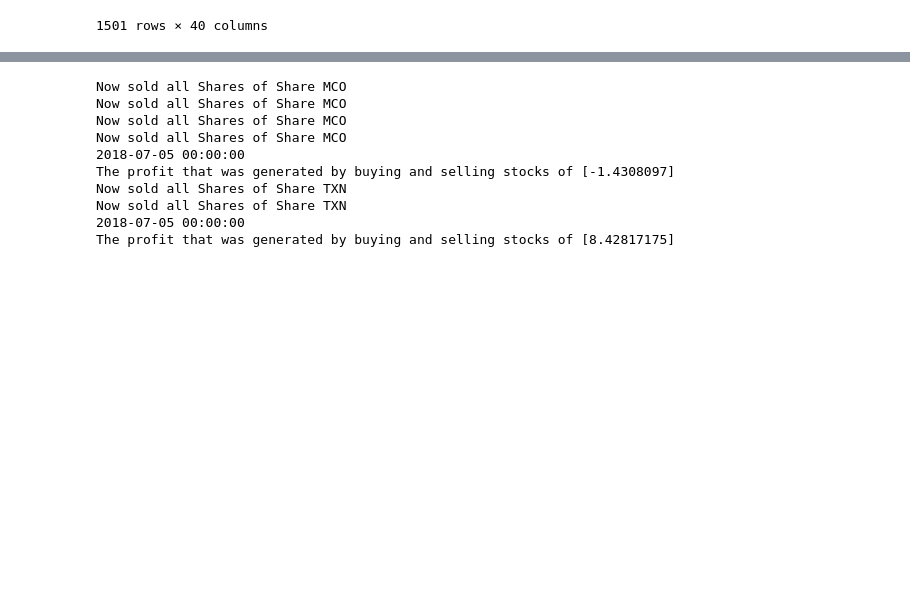
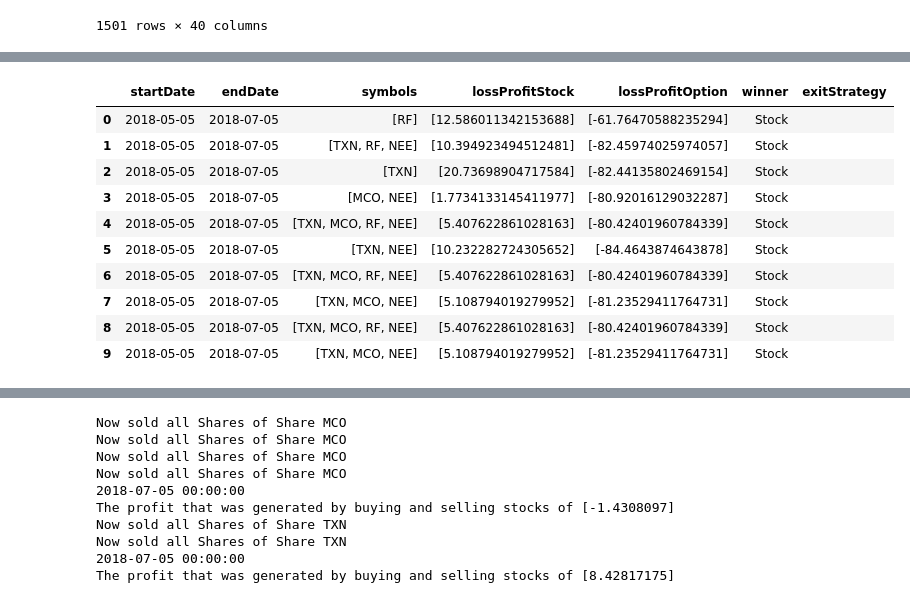
Before and after one commit to CalvinCottin/Option-Backtesting, a Jupyter notebook: Untitled-checkpoint.ipynb, the cells around one changed output, grey strips where cells are left out. Saved outputs shown, nothing was run; the diff lists cells and outputs as text; code cells hidden in the pictures; blank space fills up the shorter version.

```diff
--- a/Untitled-checkpoint.ipynb
+++ b/Untitled-checkpoint.ipynb
@@ -237,3 +254,18 @@ res
+# %%
+res2 = runSimulation(df1, symbols, optionsdrop, True)
+res2
+# %% [output]
+|  | startDate | endDate | symbols | lossProfitStock | lossProfitOption | winner | exitStrategy |
+| 0 | 2018-05-05 | 2018-07-05 | [RF] | [12.586011342153688] | [-61.76470588235294] | Stock |  |
+| 1 | 2018-05-05 | 2018-07-05 | [TXN, RF, NEE] | [10.394923494512481] | [-82.45974025974057] | Stock |  |
+| 2 | 2018-05-05 | 2018-07-05 | [TXN] | [20.73698904717584] | [-82.44135802469154] | Stock |  |
+| 3 | 2018-05-05 | 2018-07-05 | [MCO, NEE] | [1.7734133145411977] | [-80.92016129032287] | Stock |  |
+| 4 | 2018-05-05 | 2018-07-05 | [TXN, MCO, RF, NEE] | [5.407622861028163] | [-80.42401960784339] | Stock |  |
+| 5 | 2018-05-05 | 2018-07-05 | [TXN, NEE] | [10.232282724305652] | [-84.4643874643878] | Stock |  |
+| 6 | 2018-05-05 | 2018-07-05 | [TXN, MCO, RF, NEE] | [5.407622861028163] | [-80.42401960784339] | Stock |  |
+| 7 | 2018-05-05 | 2018-07-05 | [TXN, MCO, NEE] | [5.108794019279952] | [-81.23529411764731] | Stock |  |
+| 8 | 2018-05-05 | 2018-07-05 | [TXN, MCO, RF, NEE] | [5.407622861028163] | [-80.42401960784339] | Stock |  |
+| 9 | 2018-05-05 | 2018-07-05 | [TXN, MCO, NEE] | [5.108794019279952] | [-81.23529411764731] | Stock |  |
 # %%
 stock_vs_options("2018-05-09", "2018-07-20", "stopFive", ["MCO"], symbols, optionsdrop)
 # %%
```
Also changed, not shown: parts of 8 cells of this notebook.
